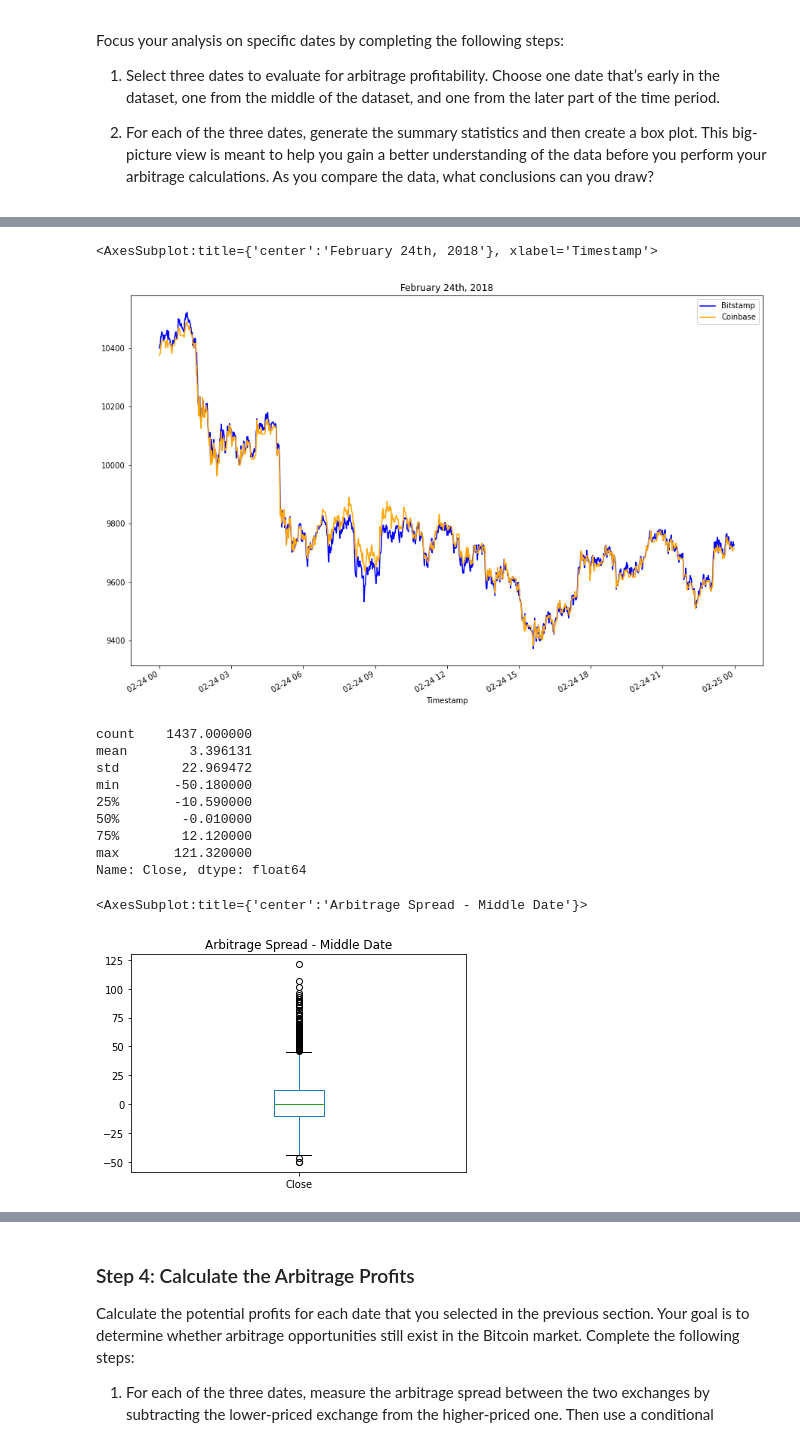
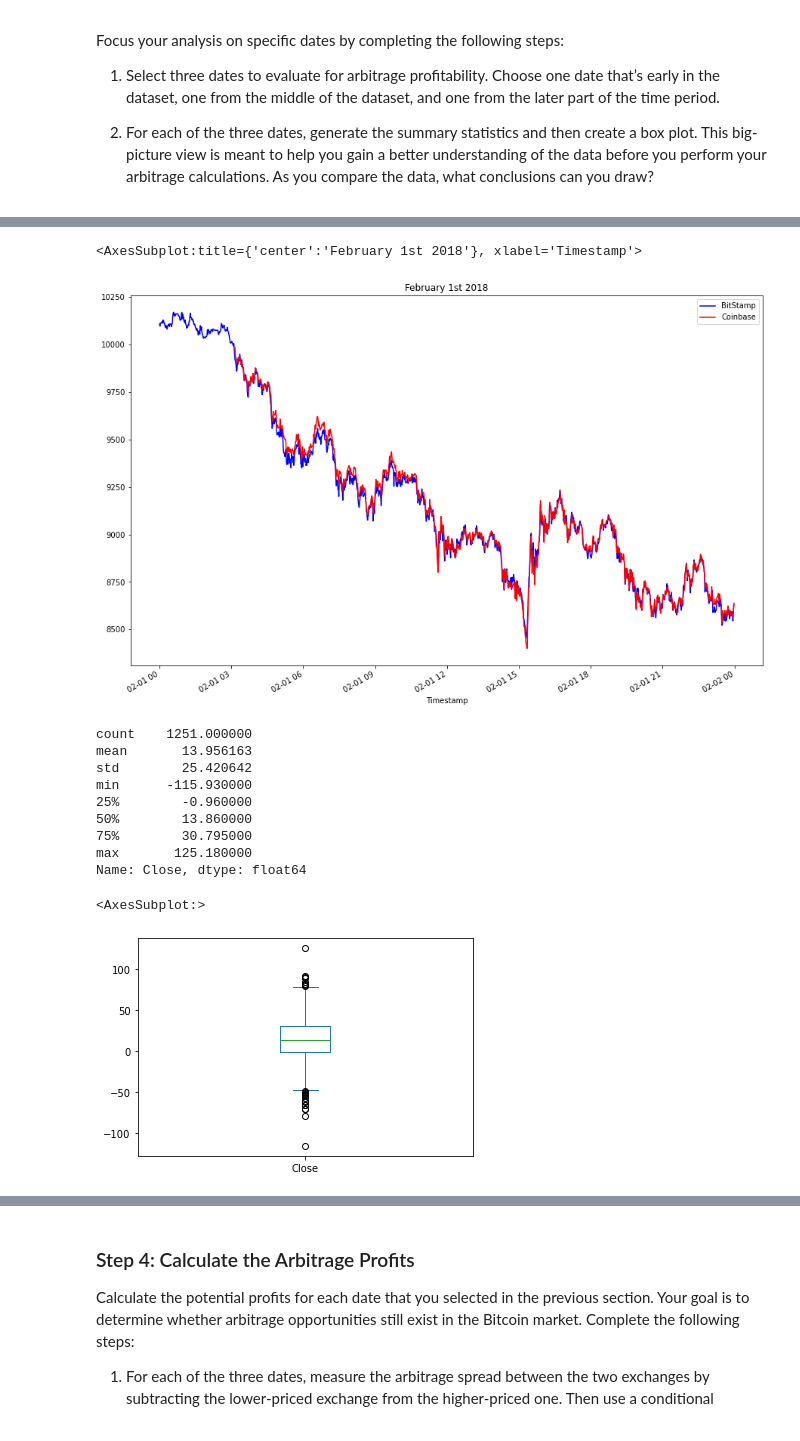
Before and after one commit to ctmayes/Bootcamp_Week_3, a Jupyter notebook: week_3_challenge/crypto_arbitrage.ipynb, the cells around one changed output, grey strips where cells are left out. Drawn from its saved outputs; the diff is of its cells as text; code cells hidden in the pictures.

```diff
--- a/week_3_challenge/crypto_arbitrage.ipynb
+++ b/week_3_challenge/crypto_arbitrage.ipynb
@@ -548,33 +549,34 @@ Name: Close, dtype: float64
 # %%
 # Create an overlay plot that visualizes the two dataframes over a period of one day from the middle of the dataset.
 # Be sure that the plots include the parameters `legend`, `figsize`, `title`, `color` and `label`
-# YOUR CODE HERE
+bitstamp_sliced.loc['2018-02-01'].plot(legend=True, figsize=(15, 10), title="February 1st 2018", color="blue", label="BitStamp")
+coinbase_sliced.loc['2018-02-01'].plot(legend=True, figsize=(15, 10), color="red", label="Coinbase")
 # %% [output]
-<AxesSubplot:title={'center':'February 24th, 2018'}, xlabel='Timestamp'>
+<AxesSubplot:title={'center':'February 1st 2018'}, xlabel='Timestamp'>
-[figure, old version]
+[figure, new version]
 # %%
 # Using the date in the middle that you have selected, calculate the arbitrage spread
 # by subtracting the bitstamp lower closing prices from the coinbase higher closing prices
-arbitrage_spread_middle = # YOUR CODE HERE
+arbitrage_spread_middle = coinbase_sliced.loc['2018-02-01'] - bitstamp_sliced.loc['2018-02-01']
 
 # Generate summary statistics
-# YOUR CODE HERE
+arbitrage_spread_middle.describe()
 # %% [output]
-count    1437.000000
-mean        3.396131
-std        22.969472
-min       -50.180000
-25%       -10.590000
-50%        -0.010000
-75%        12.120000
-max       121.320000
+count    1251.000000
+mean       13.956163
+std        25.420642
+min      -115.930000
+25%        -0.960000
+50%        13.860000
+75%        30.795000
+max       125.180000
 Name: Close, dtype: float64
 # %%
 # Visualize the arbitrage spread from the middle of the dataset in a box plot
-# YOUR CODE HERE
+arbitrage_spread_middle.plot(kind='box')
 # %% [output]
-<AxesSubplot:title={'center':'Arbitrage Spread - Middle Date'}>
+<AxesSubplot:>
-[figure, old version]
+[figure, new version]
 # %%
 # Create an overlay plot that visualizes the two dataframes over a period of one day from late in the dataset.
 # Be sure that the plots include the parameters `legend`, `figsize`, `title`, `color` and `label`
```
Also changed, not shown: parts of 17 cells of this notebook.
